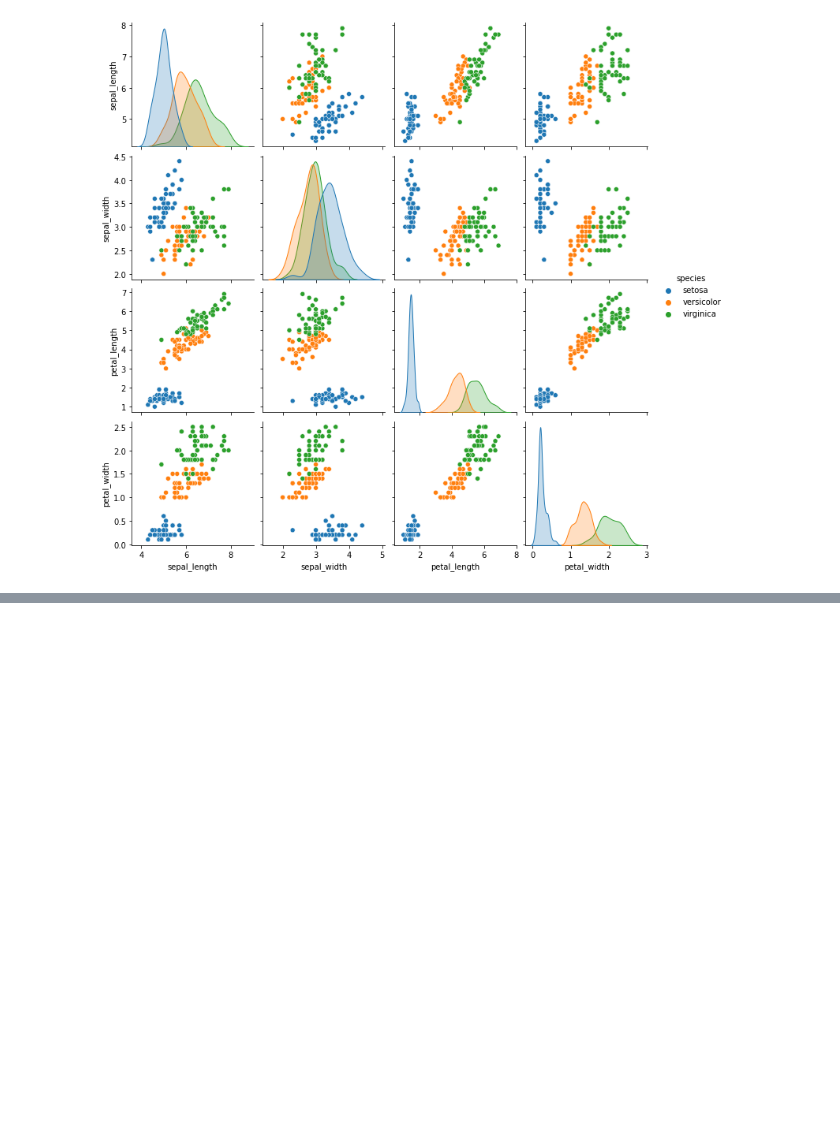
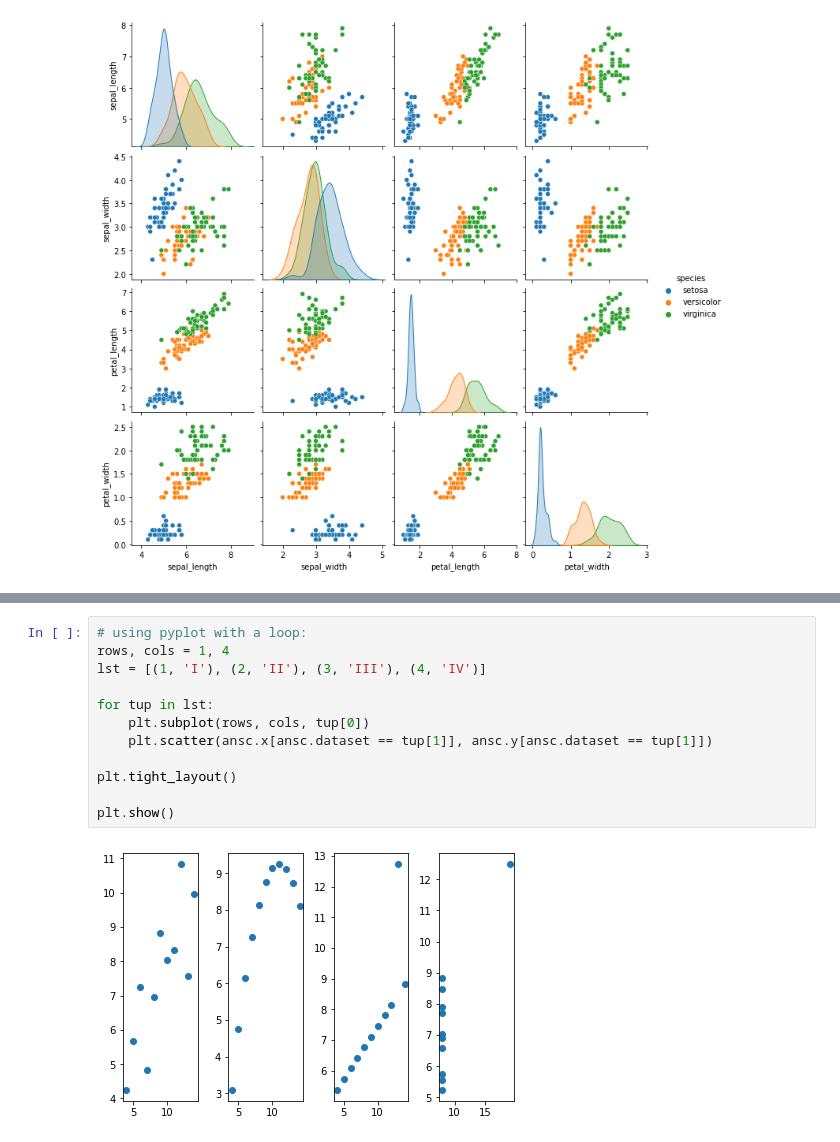
Before and after one commit to bensmith07/numpy-pandas-visualization-exercises, a Jupyter notebook: seaborn_exercises.ipynb, the cells around one changed output, grey strips where cells are left out. Saved outputs shown, nothing was run; the diff lists cells and outputs as text; blank space fills up the shorter version.

```diff
--- a/seaborn_exercises.ipynb
+++ b/seaborn_exercises.ipynb
@@ -50,0 +117,14 @@ sns.pairplot(iris, hue='species')
+# %%
+# using pyplot with a loop:
+rows, cols = 1, 4
+lst = [(1, 'I'), (2, 'II'), (3, 'III'), (4, 'IV')]
+
+for tup in lst:
+    plt.subplot(rows, cols, tup[0])
+    plt.scatter(ansc.x[ansc.dataset == tup[1]], ansc.y[ansc.dataset == tup[1]])
+
+plt.tight_layout()
+
+plt.show()
+# %% [output]
+[figure, added]
```
Also changed, not shown: parts of 25 cells of this notebook.
